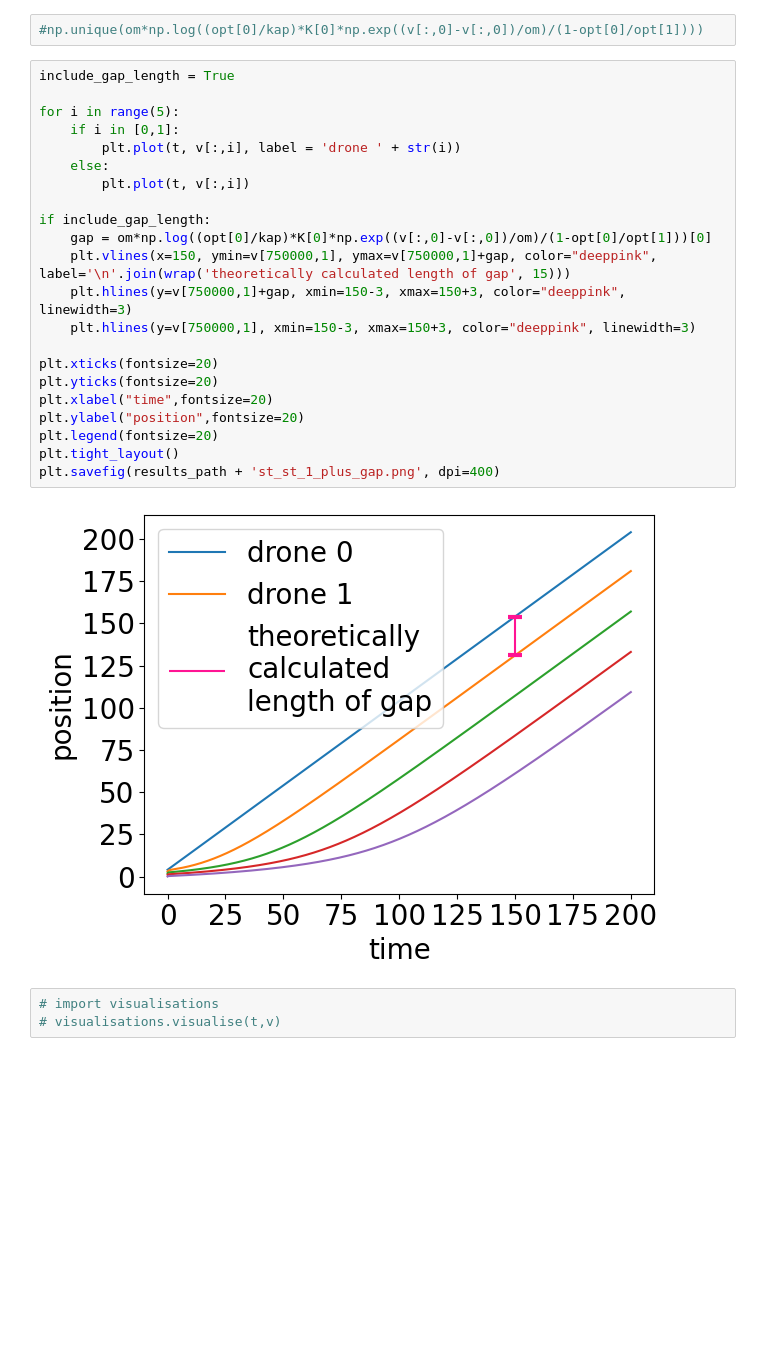
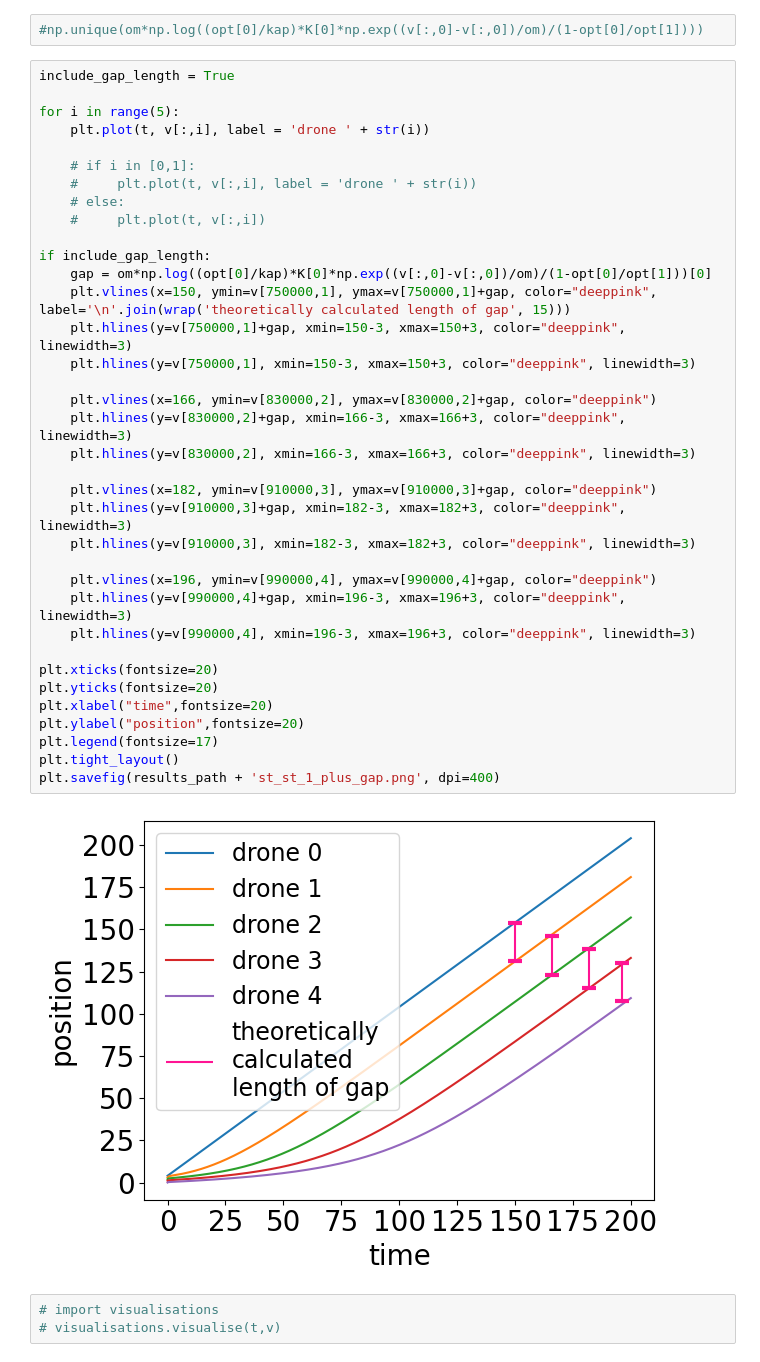
Before and after one commit to BDomzal/drones, a Jupyter notebook: simulations_in_paper.ipynb, the cells around one changed output. Drawn from its saved outputs; the diff is of its cells as text; blank space fills up the shorter version.

Commit message:
Added theoretically calculated intervals for all pairs of drones

```diff
--- a/simulations_in_paper.ipynb
+++ b/simulations_in_paper.ipynb
@@ -184,27 +184,41 @@ plt.yticks(fontsize=15)
 # %%
 include_gap_length = True
 
 for i in range(5):
-    if i in [0,1]:
-        plt.plot(t, v[:,i], label = 'drone ' + str(i))
-    else:
-        plt.plot(t, v[:,i])
+    plt.plot(t, v[:,i], label = 'drone ' + str(i))
+
+    # if i in [0,1]:
+    #     plt.plot(t, v[:,i], label = 'drone ' + str(i))
+    # else:
+    #     plt.plot(t, v[:,i])
 
 if include_gap_length:
     gap = om*np.log((opt[0]/kap)*K[0]*np.exp((v[:,0]-v[:,0])/om)/(1-opt[0]/opt[1]))[0]
     plt.vlines(x=150, ymin=v[750000,1], ymax=v[750000,1]+gap, color="deeppink", label='\n'.join(wrap('theoretically calculated length of gap', 15)))
     plt.hlines(y=v[750000,1]+gap, xmin=150-3, xmax=150+3, color="deeppink", linewidth=3)
     plt.hlines(y=v[750000,1], xmin=150-3, xmax=150+3, color="deeppink", linewidth=3)
 
+    plt.vlines(x=166, ymin=v[830000,2], ymax=v[830000,2]+gap, color="deeppink")
+    plt.hlines(y=v[830000,2]+gap, xmin=166-3, xmax=166+3, color="deeppink", linewidth=3)
+    plt.hlines(y=v[830000,2], xmin=166-3, xmax=166+3, color="deeppink", linewidth=3)
+
+    plt.vlines(x=182, ymin=v[910000,3], ymax=v[910000,3]+gap, color="deeppink")
+    plt.hlines(y=v[910000,3]+gap, xmin=182-3, xmax=182+3, color="deeppink", linewidth=3)
+    plt.hlines(y=v[910000,3], xmin=182-3, xmax=182+3, color="deeppink", linewidth=3)
+
+    plt.vlines(x=196, ymin=v[990000,4], ymax=v[990000,4]+gap, color="deeppink")
+    plt.hlines(y=v[990000,4]+gap, xmin=196-3, xmax=196+3, color="deeppink", linewidth=3)
+    plt.hlines(y=v[990000,4], xmin=196-3, xmax=196+3, color="deeppink", linewidth=3)
+
 plt.xticks(fontsize=20)
 plt.yticks(fontsize=20)
 plt.xlabel("time",fontsize=20)
 plt.ylabel("position",fontsize=20)
-plt.legend(fontsize=20)
+plt.legend(fontsize=17)
 plt.tight_layout()
 plt.savefig(results_path + 'st_st_1_plus_gap.png', dpi=400)
 # %% [output]
-[figure, old version]
+[figure, new version]
 # %%
 # import visualisations
 # visualisations.visualise(t,v)
```
Also changed, not shown: 1 other file.
